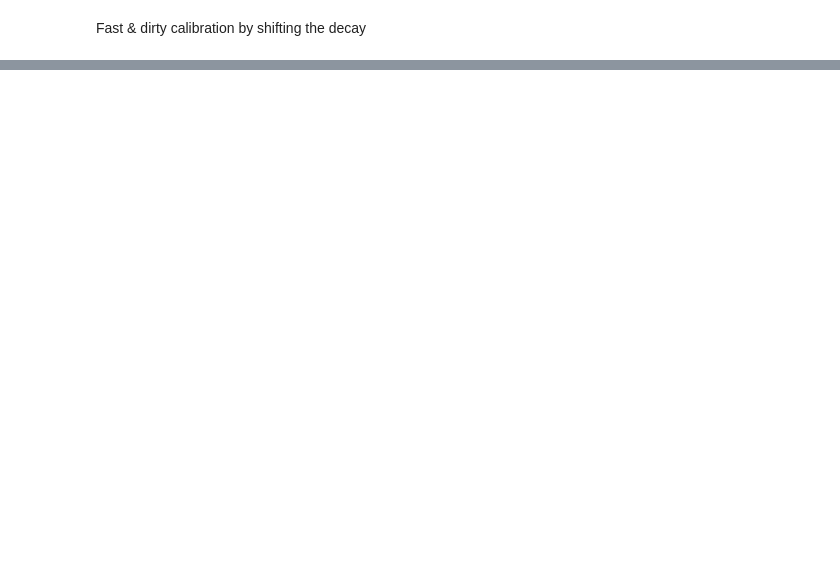
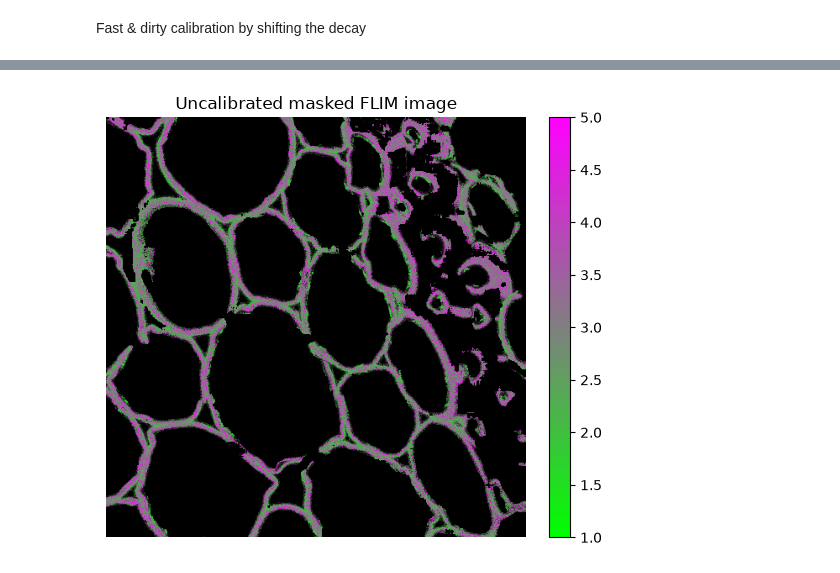
Before and after one commit to panekdal/tttrkit, a Jupyter notebook: examples/src/examples/phasor_calibration.ipynb, the cells around one changed output, grey strips where cells are left out. Saved outputs shown, nothing was run; the diff lists cells and outputs as text; code cells hidden in the pictures; blank space fills up the shorter version.

```diff
--- a/examples/src/examples/phasor_calibration.ipynb
+++ b/examples/src/examples/phasor_calibration.ipynb
@@ -252,0 +308,28 @@ Phasor calibrated:  0.519 +  0.500j
+# %%
+from tttrkit.analysis.visualization import create_FLIM_image
+import matplotlib.colors as mcolors
+colormap = mcolors.LinearSegmentedColormap.from_list("green_red", ["lime", "magenta"])
+
+lt_min = 1
+lt_max = 5
+
+FLIM_image = create_FLIM_image(mean_photon_arrival_time=result.mean_arrival_time.isel(frame=0,sequence=0,channel=0).values * reference_result.tcspc_resolution.values * 1e9,
+                               intensity=result.photon_count.isel(frame=0,sequence=0,channel=0).values,
+                               lt_min = lt_min,
+                               lt_max = lt_max,
+                               int_min=0,
+                               int_max=10,
+                               colormap=colormap
+                               )
+
+fig, ax = plt.subplots(1,1)
+img = ax.imshow(FLIM_image, cmap = colormap,vmin=lt_min, vmax=lt_max)
+ax.set_title('Uncalibrated masked FLIM image')
+ax.axis("off")
+fig.colorbar(img, ax=ax, fraction=0.046, pad=0.04)
+
+
+plt.tight_layout()
+plt.show()
+# %% [output]
+[figure, added]
```
Also changed, not shown: parts of 24 cells of this notebook, 3 other files.
